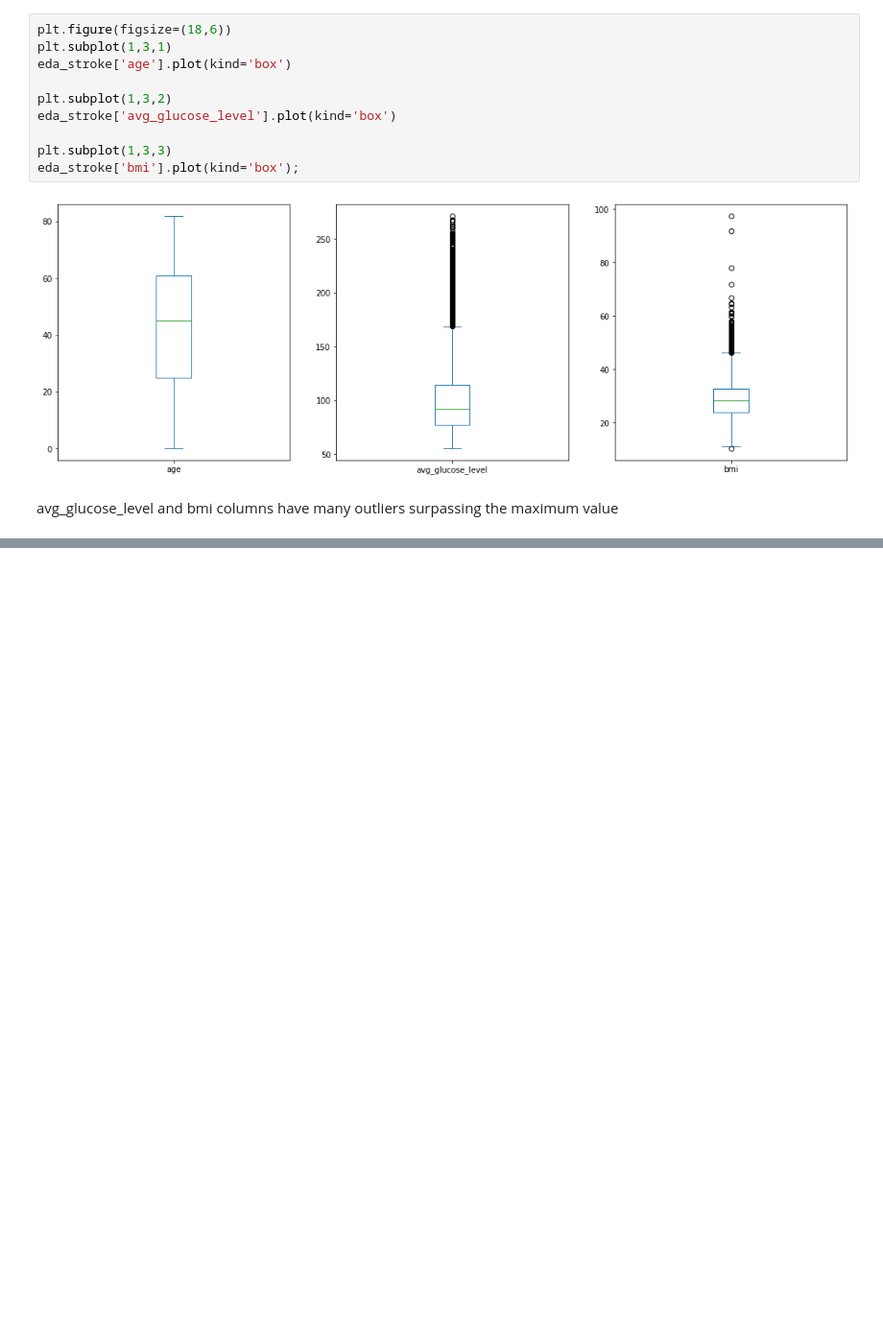
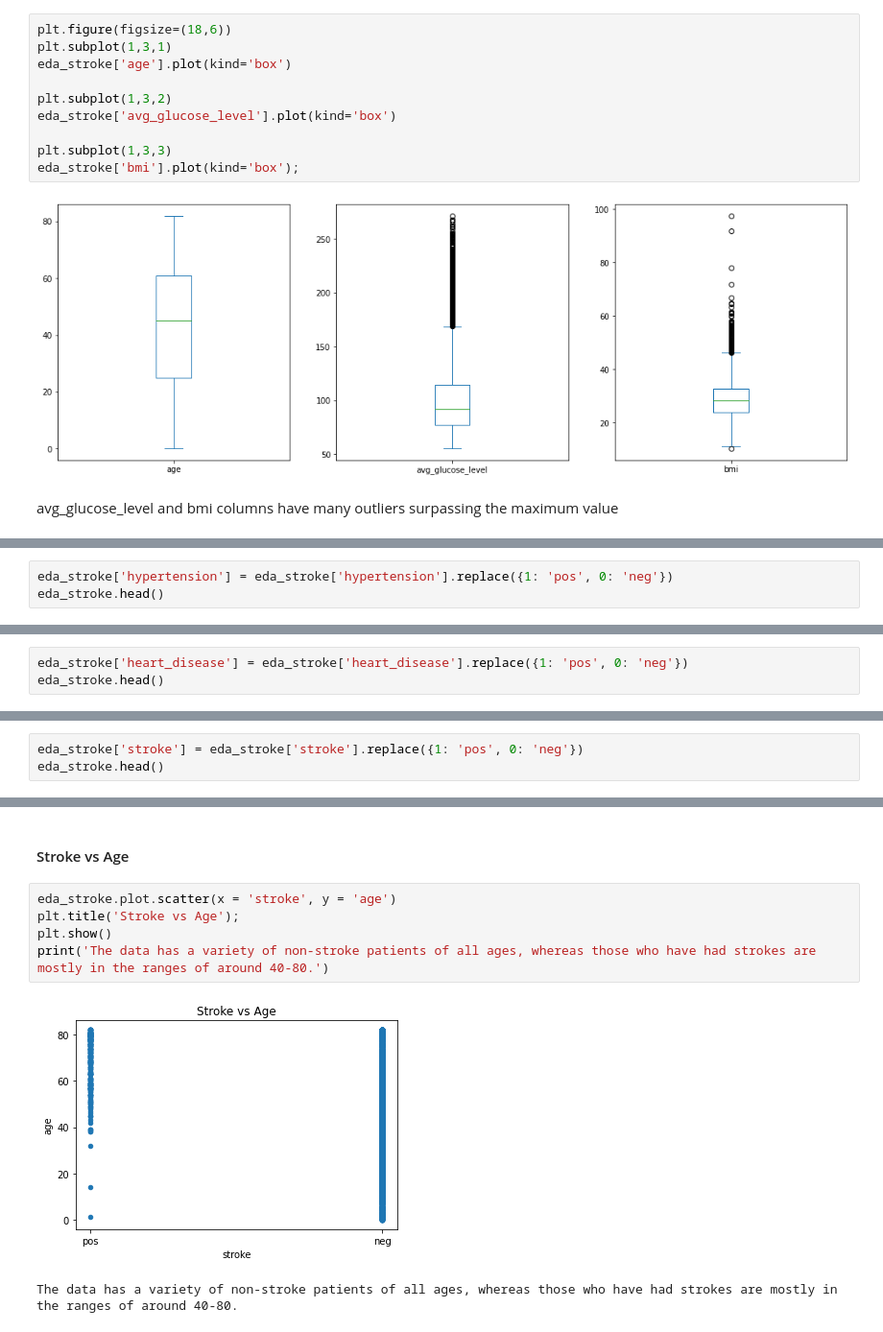
Before and after one commit to Gracey701/Stroke-Project, a Jupyter notebook: Project_2.ipynb, the cells around one changed output, grey strips where cells are left out. Shown at 96% size. Saved outputs shown, nothing was run; the diff lists cells and outputs as text; blank space fills up the shorter version.

```diff
--- a/Project_2.ipynb
+++ b/Project_2.ipynb
@@ -263,0 +285,3 @@ avg_glucose_level and bmi columns have many outliers surpassing the maximum valu
+# %%
+eda_stroke['hypertension'] = eda_stroke['hypertension'].replace({1: 'pos', 0: 'neg'})
+eda_stroke.head()
@@ -263,0 +295,3 @@ avg_glucose_level and bmi columns have many outliers surpassing the maximum valu
+# %%
+eda_stroke['heart_disease'] = eda_stroke['heart_disease'].replace({1: 'pos', 0: 'neg'})
+eda_stroke.head()
@@ -263,0 +305,3 @@ avg_glucose_level and bmi columns have many outliers surpassing the maximum valu
+# %%
+eda_stroke['stroke'] = eda_stroke['stroke'].replace({1: 'pos', 0: 'neg'})
+eda_stroke.head()
@@ -263,0 +315,10 @@ avg_glucose_level and bmi columns have many outliers surpassing the maximum valu
+# %% [markdown]
+#### Stroke vs Age
+# %%
+eda_stroke.plot.scatter(x = 'stroke', y = 'age')
+plt.title('Stroke vs Age');
+plt.show()
+print('The data has a variety of non-stroke patients of all ages, whereas those who have had strokes are mostly in the ranges of around 40-80.')
+# %% [output]
+[figure, added]
+The data has a variety of non-stroke patients of all ages, whereas those who have had strokes are mostly in the ranges of around 40-80.
```
Also changed, not shown: parts of 60 cells of this notebook.
